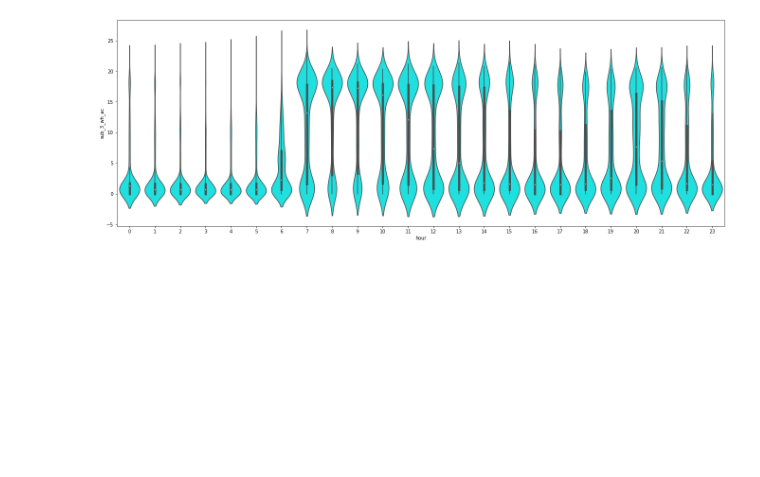
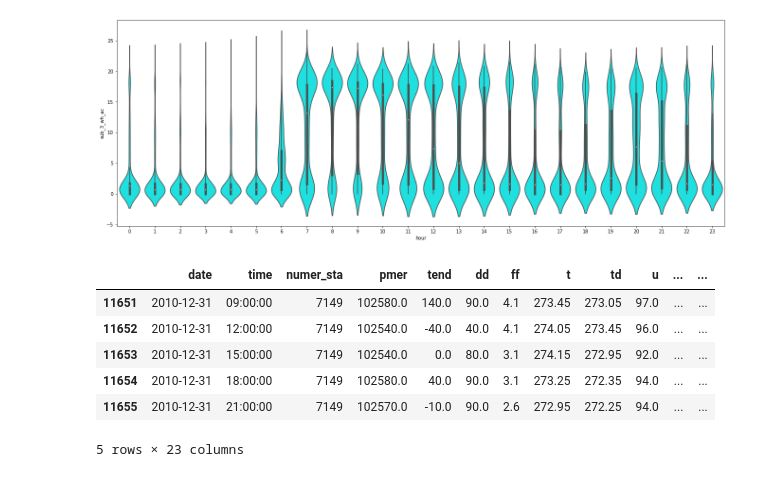
Before and after one commit to lu-kong/PI_INF442, a Jupyter notebook: Jia_test_scripts.ipynb, the cells around one changed output. Drawn from its saved outputs; the diff is of its cells as text; code cells hidden in the pictures; blank space fills up the shorter version.

```diff
--- a/Jia_test_scripts.ipynb
+++ b/Jia_test_scripts.ipynb
@@ -39,3 +54,14 @@ violin(df, col[7])
 from scipy.stats import kstest, ks_2samp
 from sklearn.preprocessing import StandardScaler
 from sklearn import preprocessing
+# %%
+weather = pd.read_csv('E:/PI_INF442/p1-power-weather/cleaned_data/cleaned_weather.csv', sep = ';')
+weather.tail()
+# %% [output]
+|  | date | time | numer_sta | pmer | tend | dd | ff | t | td | u | ... | ... |
+| 11651 | 2010-12-31 | 09:00:00 | 7149 | 102580.0 | 140.0 | 90.0 | 4.1 | 273.45 | 273.05 | 97.0 | ... | ... |
+| 11652 | 2010-12-31 | 12:00:00 | 7149 | 102540.0 | -40.0 | 40.0 | 4.1 | 274.05 | 273.45 | 96.0 | ... | ... |
+| 11653 | 2010-12-31 | 15:00:00 | 7149 | 102540.0 | 0.0 | 80.0 | 3.1 | 274.15 | 272.95 | 92.0 | ... | ... |
+| 11654 | 2010-12-31 | 18:00:00 | 7149 | 102580.0 | 40.0 | 90.0 | 3.1 | 273.25 | 272.35 | 94.0 | ... | ... |
+| 11655 | 2010-12-31 | 21:00:00 | 7149 | 102570.0 | -10.0 | 90.0 | 2.6 | 272.95 | 272.25 | 94.0 | ... | ... |
+5 rows × 23 columns
```
Also changed, not shown: parts of 11 cells of this notebook.
